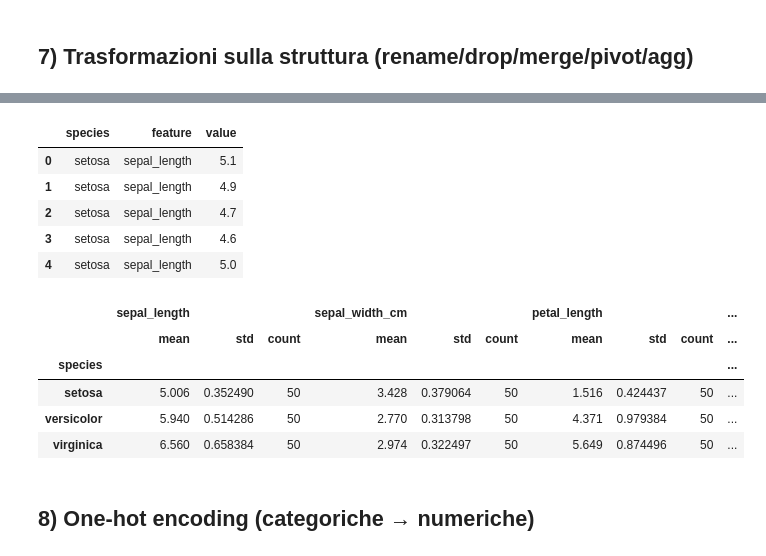
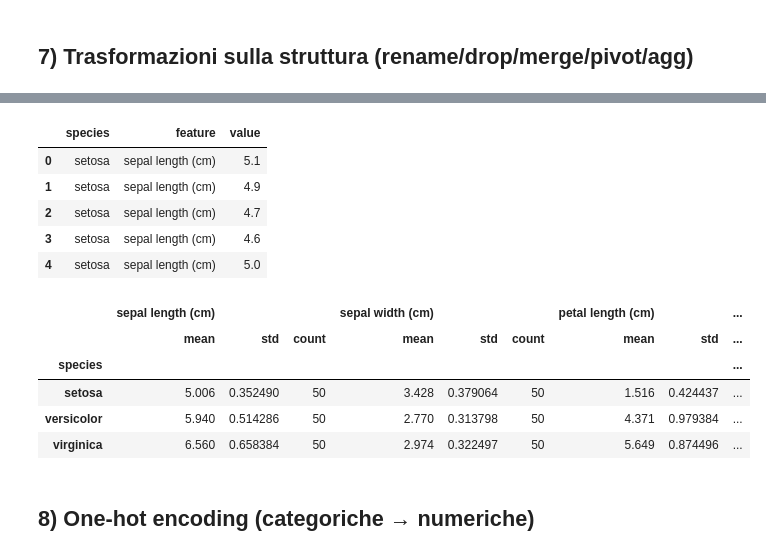
Before and after one commit to gmorelli92/B3099---LABORATORIO-DI-OTTIMIZZAZIONE-INTELLIGENZA-ARTIFICIALE-E-MACHINE-LEARNING---2025-2026, a Jupyter notebook: Lezione 1 - Statistica e Preprocessing_Iris.ipynb, the cells around one changed output, grey strips where cells are left out. Cells and saved outputs as stored; diff of their text form; code cells hidden in the pictures.

```diff
--- a/Lezione 1 - Statistica e Preprocessing_Iris.ipynb
+++ b/Lezione 1 - Statistica e Preprocessing_Iris.ipynb
@@ -233,11 +217,11 @@ df_dirty = df.copy()
 
 rng = np.random.default_rng(42)
 idx_nan = rng.choice(df_dirty.index, size=8, replace=False)
-df_dirty.loc[idx_nan[:4], 'sepal_length'] = np.nan
-df_dirty.loc[idx_nan[4:], 'petal_width'] = np.nan
+df_dirty.loc[idx_nan[:4], 'sepal length (cm)'] = np.nan
+df_dirty.loc[idx_nan[4:], 'petal width (cm)'] = np.nan
 
 idx_out = rng.choice(df_dirty.index, size=3, replace=False)
-df_dirty.loc[idx_out, 'petal_length'] = df_dirty.loc[idx_out, 'petal_length'] * 2.8
+df_dirty.loc[idx_out, 'petal length (cm)'] = df_dirty.loc[idx_out, 'petal length (cm)'] * 2.8
 
 idx_nan, idx_out, df_dirty.loc[idx_out]
 # %% [output]
@@ -263,7 +253,7 @@ dtype: int64
 # %%
 df_imp = df_dirty.copy()
 
-num_cols = ['sepal_length','sepal_width','petal_length','petal_width']
+num_cols = ['sepal length (cm)','sepal width (cm)','petal length (cm)','petal width (cm)']
 for c in num_cols:
     df_imp[c] = df_imp[c].fillna(df_imp[c].median())
 
@@ -292,7 +284,7 @@ def iqr_bounds(s, k=1.5):
     hi = q3 + k*iqr
     return q1, q3, iqr, lo, hi
 
-feat = 'petal_length'
+feat = 'petal length (cm)'
 q1, q3, iqr, lo, hi = iqr_bounds(df_imp[feat])
 q1, q3, iqr, lo, hi
 # %% [output]
@@ -344,7 +336,7 @@ pd.concat([X.head(), X_z.head(), X_mm.head()], axis=1).head()
 # %% [markdown]
 ## 7) Trasformazioni sulla struttura (rename/drop/merge/pivot/agg)
 # %%
-df_struct = df_clip.rename(columns={'sepal_width':'sepal_width_cm'})
-small = df_struct[['sepal_length','sepal_width_cm','species']].copy()
+df_struct = df_clip
+small = df_struct[['sepal length (cm)','sepal width (cm)','species']].copy()
 small.head()
 # %% [output]
@@ -370,26 +362,26 @@ merged.head()
 | 3 | 4.6 | 3.1 | setosa | A | petali piccoli |
 | 4 | 5.0 | 3.6 | setosa | A | petali piccoli |
 # %%
-long = df_struct.melt(id_vars=['species'], value_vars=['sepal_length','sepal_width_cm','petal_length','petal_width'],
+long = df_struct.melt(id_vars=['species'], value_vars=['sepal length (cm)','sepal width (cm)','petal length (cm)','petal width (cm)'],
                       var_name='feature', value_name='value')
 long.head()
 # %% [output]
 |  | species | feature | value |
-| 0 | setosa | sepal_length | 5.1 |
-| 1 | setosa | sepal_length | 4.9 |
-| 2 | setosa | sepal_length | 4.7 |
-| 3 | setosa | sepal_length | 4.6 |
-| 4 | setosa | sepal_length | 5.0 |
+| 0 | setosa | sepal length (cm) | 5.1 |
+| 1 | setosa | sepal length (cm) | 4.9 |
+| 2 | setosa | sepal length (cm) | 4.7 |
+| 3 | setosa | sepal length (cm) | 4.6 |
+| 4 | setosa | sepal length (cm) | 5.0 |
 # %%
-agg = df_struct.groupby('species')[['sepal_length','sepal_width_cm','petal_length','petal_width']].agg(['mean','std','count'])
+agg = df_struct.groupby('species')[['sepal length (cm)','sepal width (cm)','petal length (cm)','petal width (cm)']].agg(['mean','std','count'])
 agg
 # %% [output]
-|  | sepal_length |  |  | sepal_width_cm |  |  | petal_length |  |  | ... |
-|  | mean | std | count | mean | std | count | mean | std | count | ... |
-| species |  |  |  |  |  |  |  |  |  | ... |
-| setosa | 5.006 | 0.352490 | 50 | 3.428 | 0.379064 | 50 | 1.516 | 0.424437 | 50 | ... |
-| versicolor | 5.940 | 0.514286 | 50 | 2.770 | 0.313798 | 50 | 4.371 | 0.979384 | 50 | ... |
-| virginica | 6.560 | 0.658384 | 50 | 2.974 | 0.322497 | 50 | 5.649 | 0.874496 | 50 | ... |
+|  | sepal length (cm) |  |  | sepal width (cm) |  |  | petal length (cm) |  | ... |
+|  | mean | std | count | mean | std | count | mean | std | ... |
+| species |  |  |  |  |  |  |  |  | ... |
+| setosa | 5.006 | 0.352490 | 50 | 3.428 | 0.379064 | 50 | 1.516 | 0.424437 | ... |
+| versicolor | 5.940 | 0.514286 | 50 | 2.770 | 0.313798 | 50 | 4.371 | 0.979384 | ... |
+| virginica | 6.560 | 0.658384 | 50 | 2.974 | 0.322497 | 50 | 5.649 | 0.874496 | ... |
 # %% [markdown]
 ## 8) One-hot encoding (categoriche → numeriche)
 # %%
```
Also changed, not shown: parts of 17 cells of this notebook.
